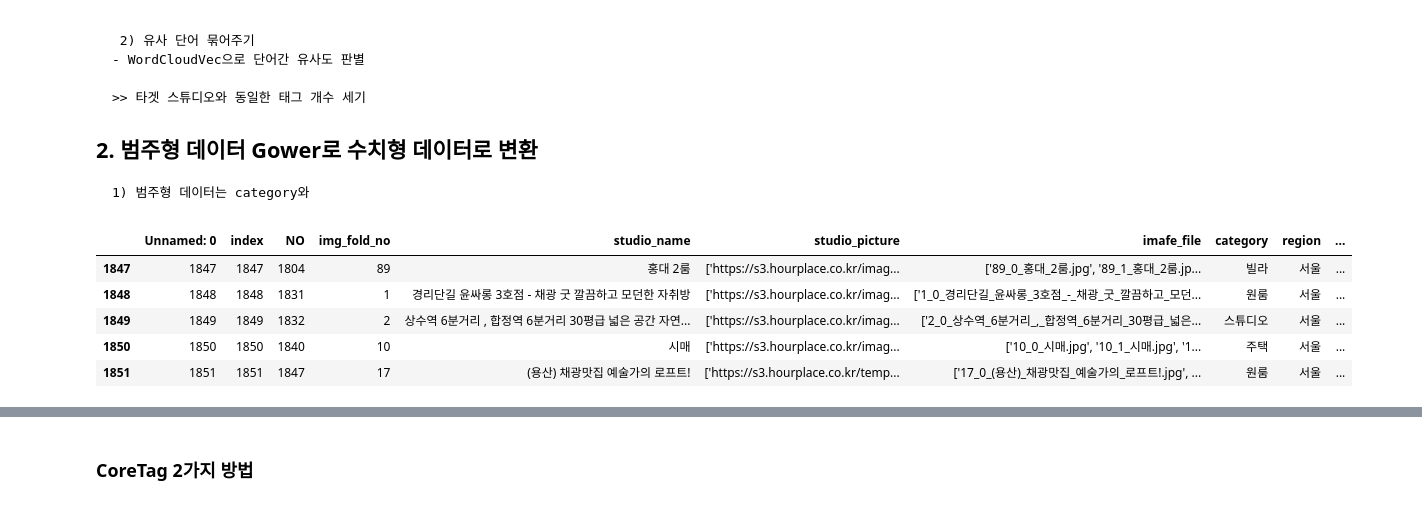
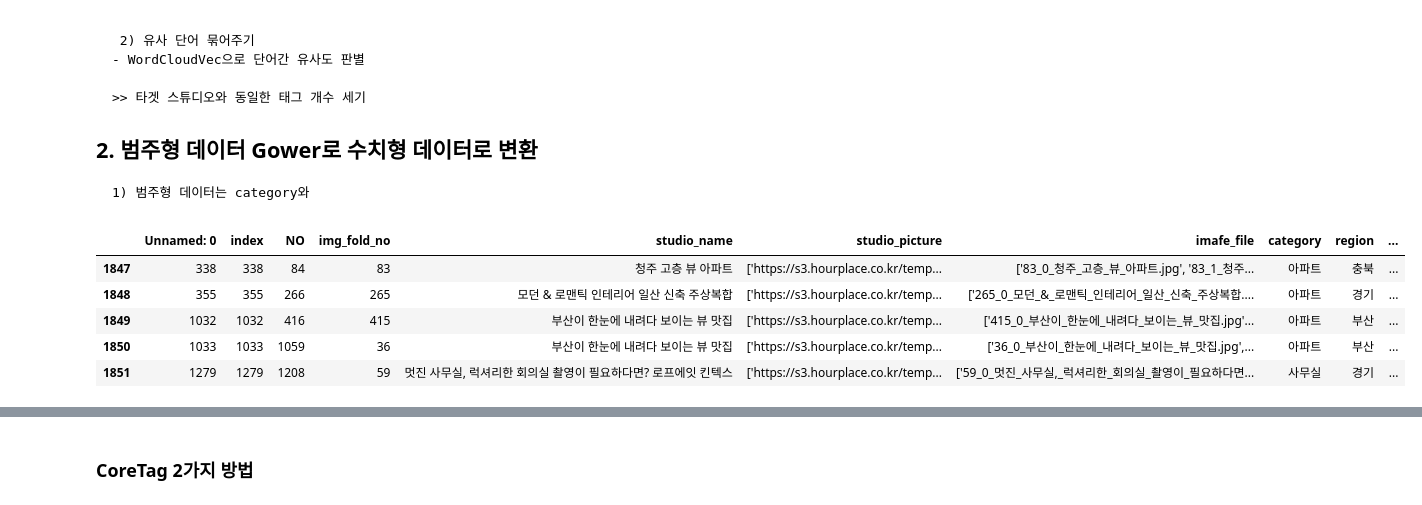
Before and after one commit to jaenjaen/pics, a Jupyter notebook: dataWork/controller/Clustering.ipynb, the cells around one changed output, grey strips where cells are left out. Cells and saved outputs as stored; diff of their text form; code cells hidden in the pictures.

```diff
--- a/dataWork/controller/Clustering.ipynb
+++ b/dataWork/controller/Clustering.ipynb
@@ -23,15 +23,15 @@ from konlpy.tag import Okt
 from collections import Counter
 # %%
 import os
-dataset = pd.read_csv("total_dataset_trim_newTag.csv",encoding='utf-8')
+dataset = pd.read_csv("total_dataset_trim_newTag_scale.csv",encoding='utf-8')
 dataset.tail()
 # %% [output]
 |  | Unnamed: 0 | index | NO | img_fold_no | studio_name | studio_picture | imafe_file | category | region | ... |
-| 1847 | 1847 | 1847 | 1804 | 89 | 홍대 2룸 | ['https://s3.hourplace.co.kr/imag... | ['89_0_홍대_2룸.jpg', '89_1_홍대_2룸.jp... | 빌라 | 서울 | ... |
-| 1848 | 1848 | 1848 | 1831 | 1 | 경리단길 윤싸롱 3호점 - 채광 굿 깔끔하고 모던한 자취방 | ['https://s3.hourplace.co.kr/imag... | ['1_0_경리단길_윤싸롱_3호점_-_채광_굿_깔끔하고_모던... | 원룸 | 서울 | ... |
-| 1849 | 1849 | 1849 | 1832 | 2 | 상수역 6분거리 , 합정역 6분거리 30평급 넓은 공간 자연... | ['https://s3.hourplace.co.kr/imag... | ['2_0_상수역_6분거리_,_합정역_6분거리_30평급_넓은... | 스튜디오 | 서울 | ... |
-| 1850 | 1850 | 1850 | 1840 | 10 | 시매 | ['https://s3.hourplace.co.kr/imag... | ['10_0_시매.jpg', '10_1_시매.jpg', '1... | 주택 | 서울 | ... |
-| 1851 | 1851 | 1851 | 1847 | 17 | (용산) 채광맛집 예술가의 로프트! | ['https://s3.hourplace.co.kr/temp... | ['17_0_(용산)_채광맛집_예술가의_로프트!.jpg', ... | 원룸 | 서울 | ... |
+| 1847 | 338 | 338 | 84 | 83 | 청주 고층 뷰 아파트 | ['https://s3.hourplace.co.kr/temp... | ['83_0_청주_고층_뷰_아파트.jpg', '83_1_청주... | 아파트 | 충북 | ... |
+| 1848 | 355 | 355 | 266 | 265 | 모던 & 로맨틱 인테리어 일산 신축 주상복합 | ['https://s3.hourplace.co.kr/temp... | ['265_0_모던_&_로맨틱_인테리어_일산_신축_주상복합.... | 아파트 | 경기 | ... |
+| 1849 | 1032 | 1032 | 416 | 415 | 부산이 한눈에 내려다 보이는 뷰 맛집 | ['https://s3.hourplace.co.kr/temp... | ['415_0_부산이_한눈에_내려다_보이는_뷰_맛집.jpg'... | 아파트 | 부산 | ... |
+| 1850 | 1033 | 1033 | 1059 | 36 | 부산이 한눈에 내려다 보이는 뷰 맛집 | ['https://s3.hourplace.co.kr/temp... | ['36_0_부산이_한눈에_내려다_보이는_뷰_맛집.jpg',... | 아파트 | 부산 | ... |
+| 1851 | 1279 | 1279 | 1208 | 59 | 멋진 사무실, 럭셔리한 회의실 촬영이 필요하다면? 로프에잇 킨텍스 | ['https://s3.hourplace.co.kr/temp... | ['59_0_멋진_사무실,_럭셔리한_회의실_촬영이_필요하다면... | 사무실 | 경기 | ... |
 # %%
 ## description 다듬기
 def getDescList(n):
```
Also changed, not shown: parts of 32 cells of this notebook, 5 other files.
